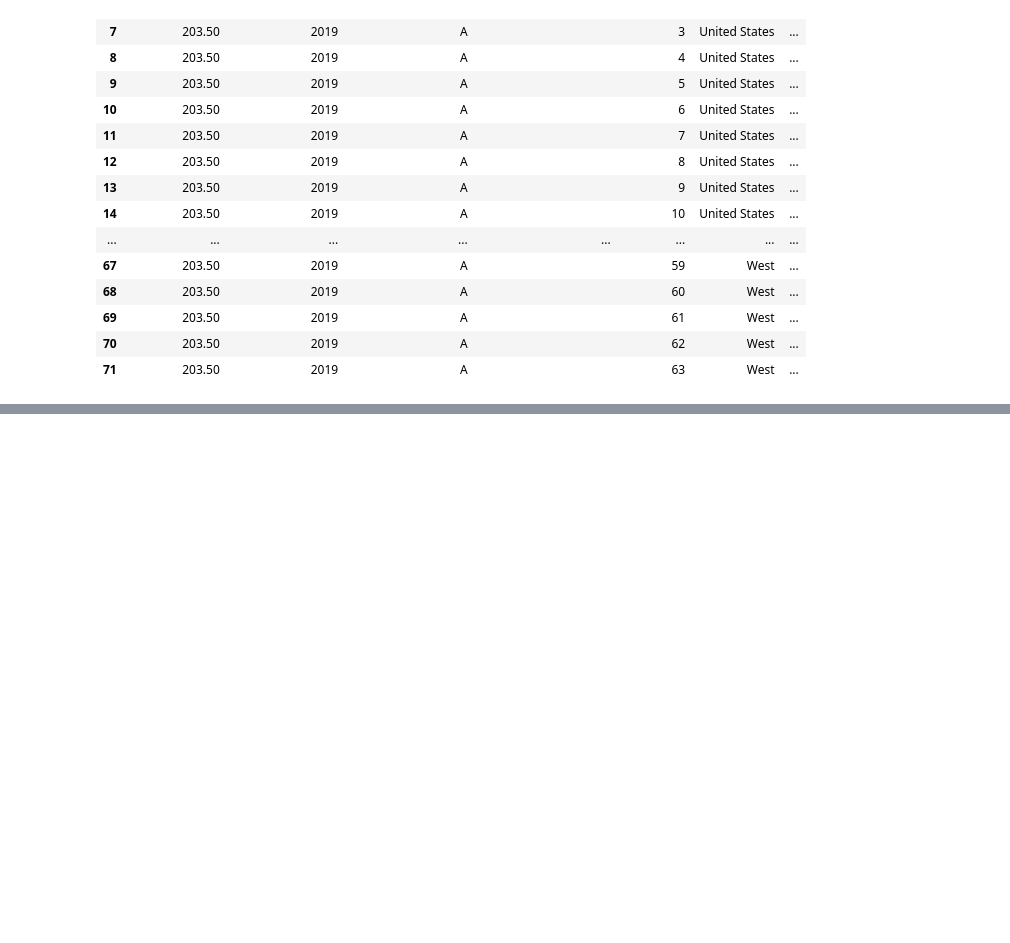
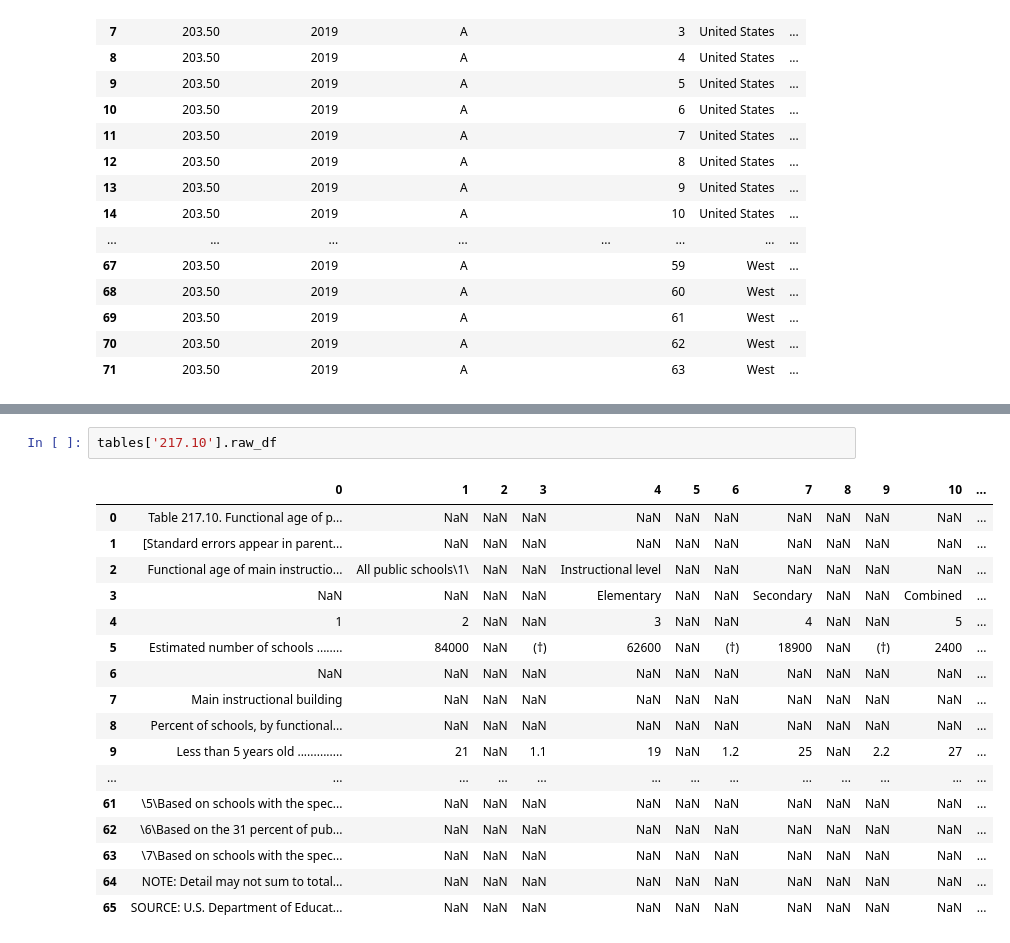
Before and after one commit to toltman/table_scraping, a Jupyter notebook: Table Scraping 8.ipynb, the cells around one changed output, grey strips where cells are left out. Drawn from its saved outputs; the diff is of its cells as text; blank space fills up the shorter version.

```diff
--- a/Table Scraping 8.ipynb
+++ b/Table Scraping 8.ipynb
@@ -115,0 +176,20 @@ tables['204.10'].row_info
+# %%
+tables['217.10'].raw_df
+# %% [output]
+|  | 0 | 1 | 2 | 3 | 4 | 5 | 6 | 7 | 8 | 9 | 10 | ... |
+| 0 | Table 217.10. Functional age of p... | NaN | NaN | NaN | NaN | NaN | NaN | NaN | NaN | NaN | NaN | ... |
+| 1 | [Standard errors appear in parent... | NaN | NaN | NaN | NaN | NaN | NaN | NaN | NaN | NaN | NaN | ... |
+| 2 | Functional age of main instructio... | All public schools\1\ | NaN | NaN | Instructional level | NaN | NaN | NaN | NaN | NaN | NaN | ... |
+| 3 | NaN | NaN | NaN | NaN | Elementary | NaN | NaN | Secondary | NaN | NaN | Combined | ... |
+| 4 | 1 | 2 | NaN | NaN | 3 | NaN | NaN | 4 | NaN | NaN | 5 | ... |
+| 5 | Estimated number of schools ........ | 84000 | NaN | (†) | 62600 | NaN | (†) | 18900 | NaN | (†) | 2400 | ... |
+| 6 | NaN | NaN | NaN | NaN | NaN | NaN | NaN | NaN | NaN | NaN | NaN | ... |
+| 7 | Main instructional building | NaN | NaN | NaN | NaN | NaN | NaN | NaN | NaN | NaN | NaN | ... |
+| 8 | Percent of schools, by functional... | NaN | NaN | NaN | NaN | NaN | NaN | NaN | NaN | NaN | NaN | ... |
+| 9 | Less than 5 years old .............. | 21 | NaN | 1.1 | 19 | NaN | 1.2 | 25 | NaN | 2.2 | 27 | ... |
+| ... | ... | ... | ... | ... | ... | ... | ... | ... | ... | ... | ... | ... |
+| 61 | \5\Based on schools with the spec... | NaN | NaN | NaN | NaN | NaN | NaN | NaN | NaN | NaN | NaN | ... |
+| 62 | \6\Based on the 31 percent of pub... | NaN | NaN | NaN | NaN | NaN | NaN | NaN | NaN | NaN | NaN | ... |
+| 63 | \7\Based on schools with the spec... | NaN | NaN | NaN | NaN | NaN | NaN | NaN | NaN | NaN | NaN | ... |
+| 64 | NOTE: Detail may not sum to total... | NaN | NaN | NaN | NaN | NaN | NaN | NaN | NaN | NaN | NaN | ... |
+| 65 | SOURCE: U.S. Department of Educat... | NaN | NaN | NaN | NaN | NaN | NaN | NaN | NaN | NaN | NaN | ... |
```
Also changed, not shown: parts of 16 cells of this notebook, 2 other files.
